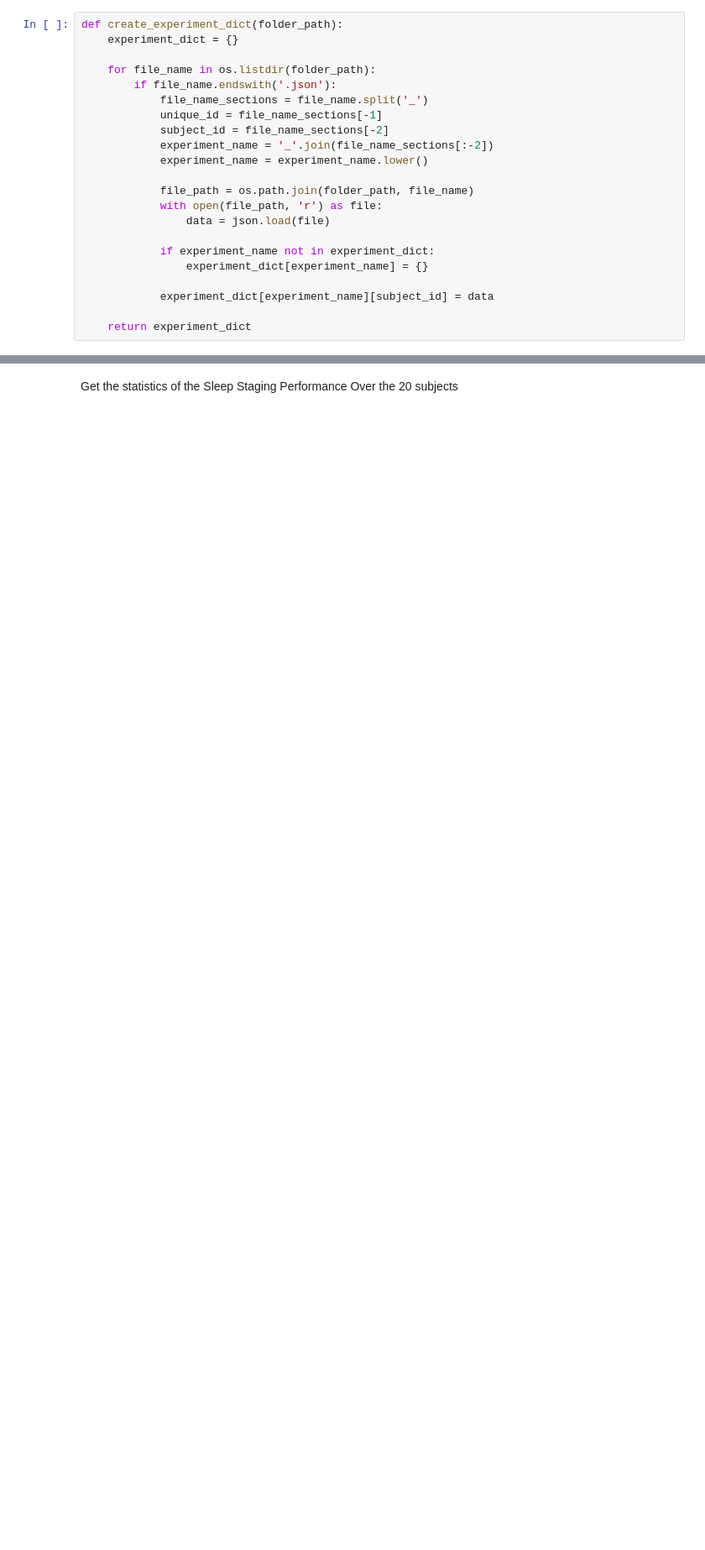
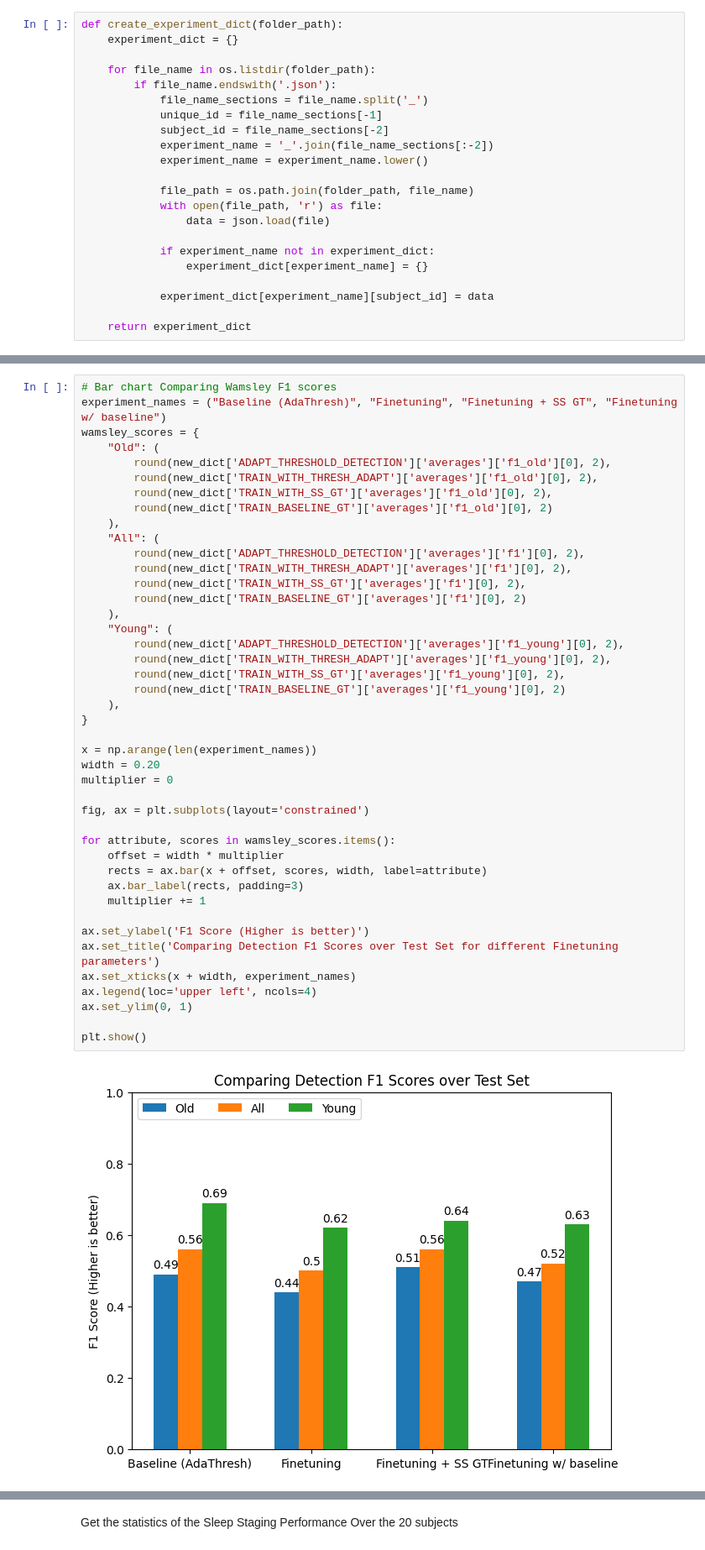
Before and after one commit to Portiloop/portiloop-training, a Jupyter notebook: notebooks/explore_results_adaptation.ipynb, the cells around one changed output, grey strips where cells are left out. Shown at 84% size. Saved outputs shown, nothing was run; the diff lists cells and outputs as text; blank space fills up the shorter version.

```diff
--- a/notebooks/explore_results_adaptation.ipynb
+++ b/notebooks/explore_results_adaptation.ipynb
@@ -30,0 +322,45 @@ experiment_dict = create_experiment_dict(path)
+# %%
+# Bar chart Comparing Wamsley F1 scores
+experiment_names = ("Baseline (AdaThresh)", "Finetuning", "Finetuning + SS GT", "Finetuning w/ baseline")
+wamsley_scores = {
+    "Old": (
+        round(new_dict['ADAPT_THRESHOLD_DETECTION']['averages']['f1_old'][0], 2),
+        round(new_dict['TRAIN_WITH_THRESH_ADAPT']['averages']['f1_old'][0], 2),
+        round(new_dict['TRAIN_WITH_SS_GT']['averages']['f1_old'][0], 2),
+        round(new_dict['TRAIN_BASELINE_GT']['averages']['f1_old'][0], 2)
+    ),
+    "All": (
+        round(new_dict['ADAPT_THRESHOLD_DETECTION']['averages']['f1'][0], 2),
+        round(new_dict['TRAIN_WITH_THRESH_ADAPT']['averages']['f1'][0], 2),
+        round(new_dict['TRAIN_WITH_SS_GT']['averages']['f1'][0], 2),
+        round(new_dict['TRAIN_BASELINE_GT']['averages']['f1'][0], 2)
+    ),
+    "Young": (
+        round(new_dict['ADAPT_THRESHOLD_DETECTION']['averages']['f1_young'][0], 2),
+        round(new_dict['TRAIN_WITH_THRESH_ADAPT']['averages']['f1_young'][0], 2),
+        round(new_dict['TRAIN_WITH_SS_GT']['averages']['f1_young'][0], 2),
+        round(new_dict['TRAIN_BASELINE_GT']['averages']['f1_young'][0], 2)
+    ),
+}
+
+x = np.arange(len(experiment_names))
+width = 0.20
+multiplier = 0
+
+fig, ax = plt.subplots(layout='constrained')
+
+for attribute, scores in wamsley_scores.items():
+    offset = width * multiplier
+    rects = ax.bar(x + offset, scores, width, label=attribute)
+    ax.bar_label(rects, padding=3)
+    multiplier += 1
+
+ax.set_ylabel('F1 Score (Higher is better)')
+ax.set_title('Comparing Detection F1 Scores over Test Set for different Finetuning parameters')
+ax.set_xticks(x + width, experiment_names)
+ax.legend(loc='upper left', ncols=4)
+ax.set_ylim(0, 1)
+
+plt.show()
+# %% [output]
+[figure, added]
```
Also changed, not shown: parts of 48 cells of this notebook, 5 other files.
